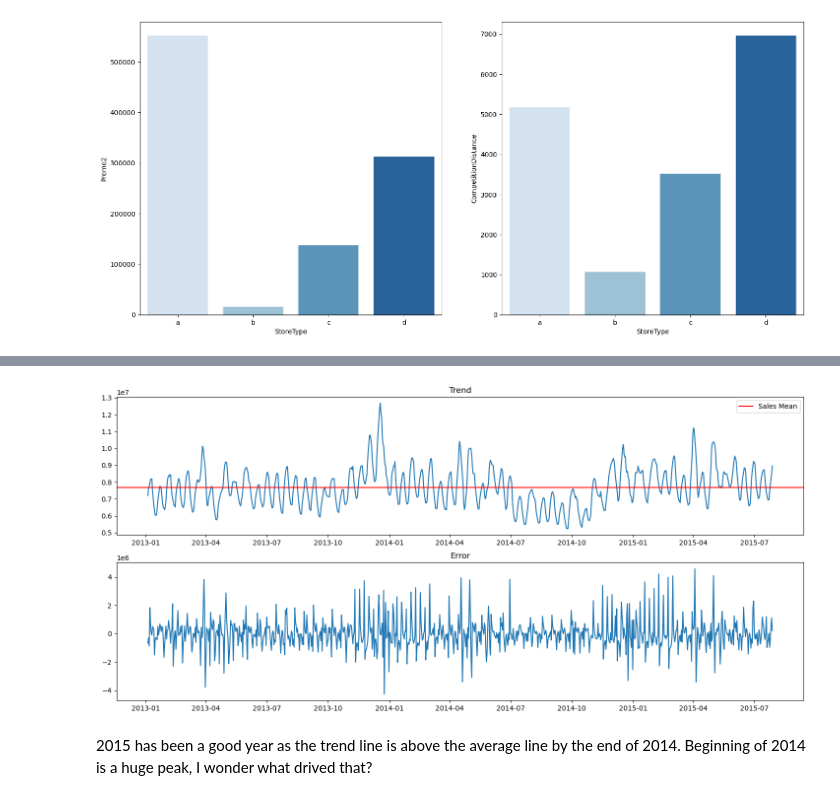
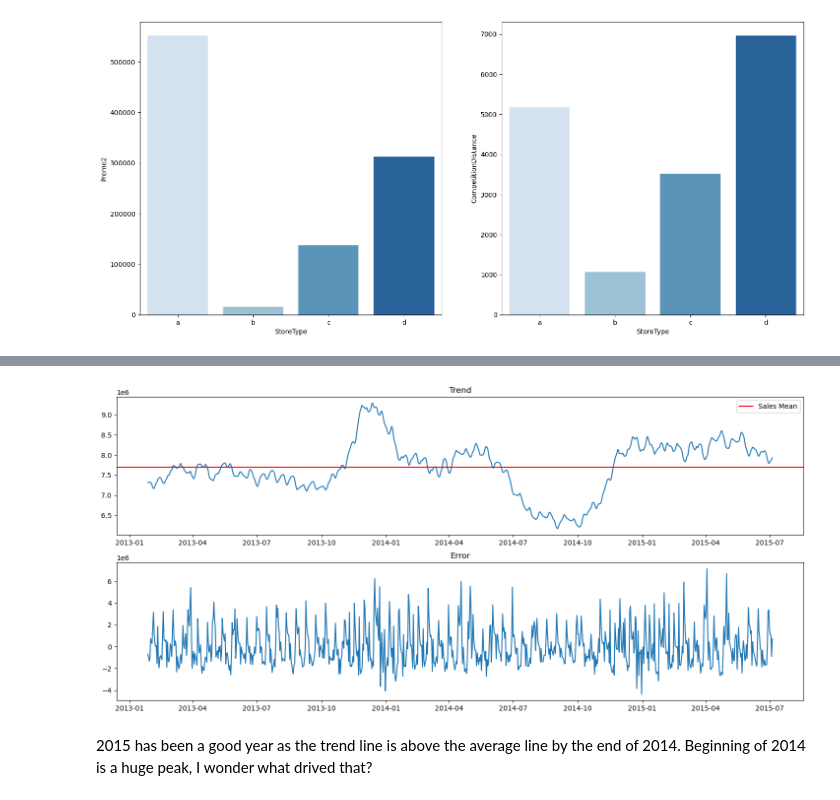
Before and after one commit to niyotham/sales-forecasting, a Jupyter notebook: notebooks/eda_train.ipynb, the cells around one changed output, grey strips where cells are left out. Drawn from its saved outputs; the diff is of its cells as text; code cells hidden in the pictures.

```diff
--- a/notebooks/eda_train.ipynb
+++ b/notebooks/eda_train.ipynb
@@ -353,24 +364,24 @@ plt.show()
 # %%
 from statsmodels.tsa.seasonal import seasonal_decompose
 temp_df = df_train.copy()
 temp_df.Date = pd.to_datetime(temp_df.Date)
 temp_df.index = temp_df.Date
 temp_df.Sales = temp_df.Sales.apply(lambda x: None if x == 0 else x)
 temp_df.Sales = temp_df.Sales.fillna(method='ffill').fillna(method='bfill')
 temp_df = temp_df[['Sales']]
 temp_df = temp_df.groupby(temp_df.index).sum()
-result = seasonal_decompose(temp_df, model='additive')
+result = seasonal_decompose(temp_df, model='additive',period=52)
 
 fig, (ax1, ax2) = plt.subplots(nrows=2, ncols=1, figsize=(18,8))
 ax1.plot(result.trend)
 ax1.axhline(y = temp_df.Sales.mean(), color = 'r', linestyle = '-', label='Sales Mean')
 ax1.set_title("Trend")
 ax2.plot(result.resid)
 ax2.set_title("Error")
 ax1.legend()
 plt.show()
 # %% [output]
-[figure, old version]
+[figure, new version]
 # %% [markdown]
 2015 has been a good year as the trend line is above the average line by the end of 2014. Beginning of 2014 is a huge peak, I wonder what drived that?
 # %%
```
Also changed, not shown: parts of 4 cells of this notebook, 4 other files.
